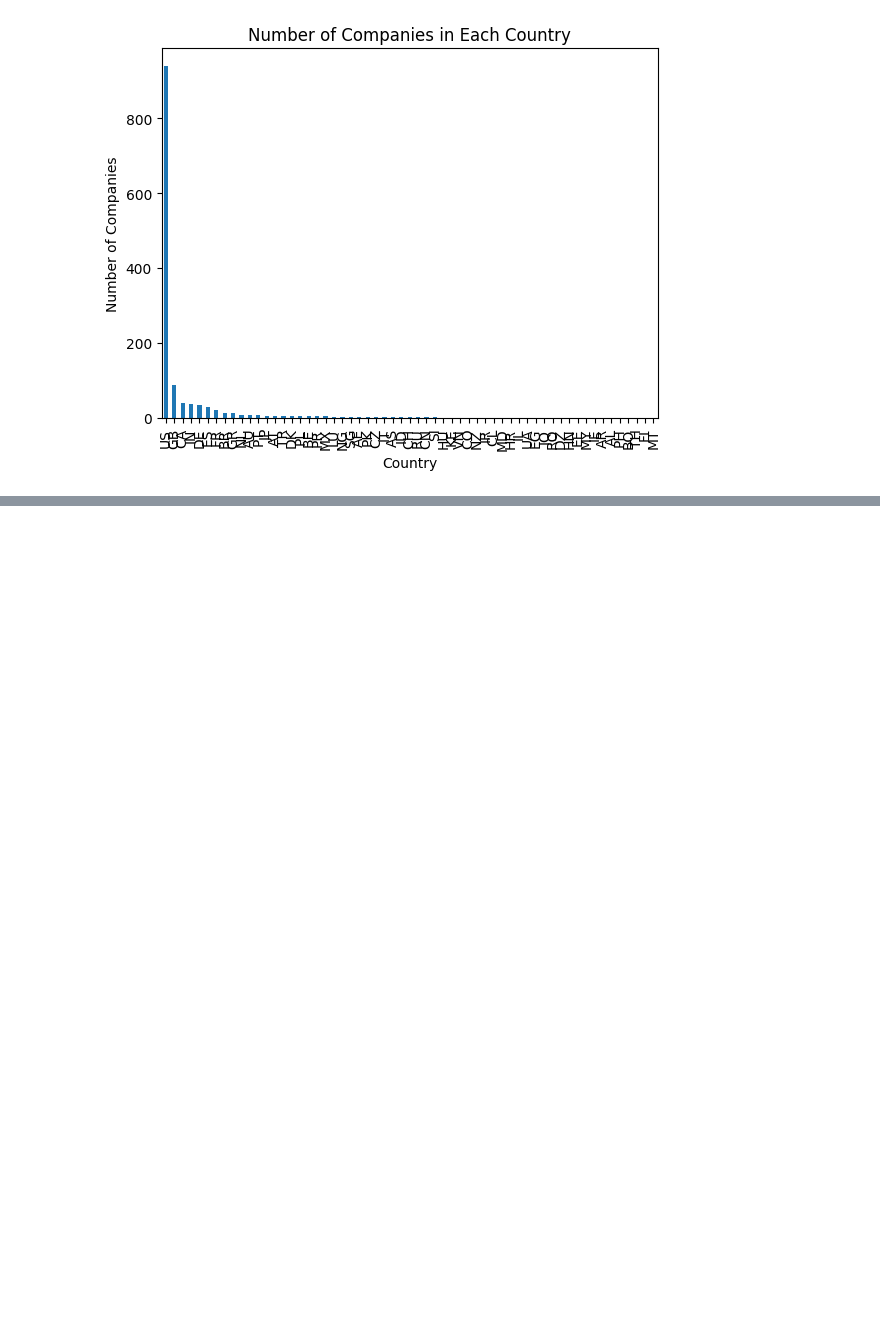
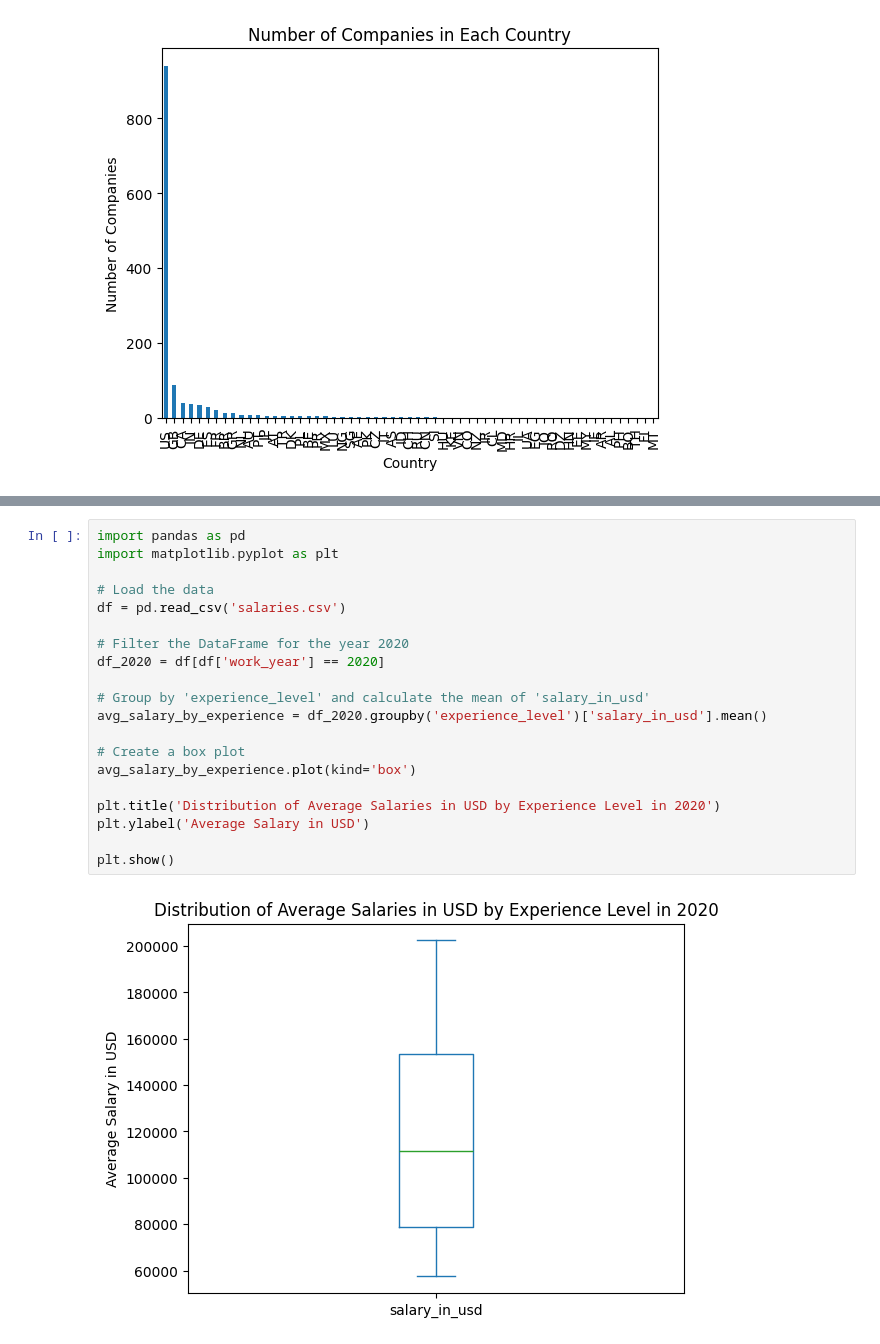
Before and after one commit to phat072/IE221_LAB, a Jupyter notebook: Tuan4/pandas_mat.ipynb, the cells around one changed output, grey strips where cells are left out. Cells and saved outputs as stored; diff of their text form; blank space fills up the shorter version.

```diff
--- a/Tuan4/pandas_mat.ipynb
+++ b/Tuan4/pandas_mat.ipynb
@@ -316,0 +338,22 @@ plt.show()
+# %%
+import pandas as pd
+import matplotlib.pyplot as plt
+
+# Load the data
+df = pd.read_csv('salaries.csv')
+
+# Filter the DataFrame for the year 2020
+df_2020 = df[df['work_year'] == 2020]
+
+# Group by 'experience_level' and calculate the mean of 'salary_in_usd'
+avg_salary_by_experience = df_2020.groupby('experience_level')['salary_in_usd'].mean()
+
+# Create a box plot
+avg_salary_by_experience.plot(kind='box')
+
+plt.title('Distribution of Average Salaries in USD by Experience Level in 2020')
+plt.ylabel('Average Salary in USD')
+
+plt.show()
+# %% [output]
+[figure, added]
```
Also changed, not shown: parts of 21 cells of this notebook.
